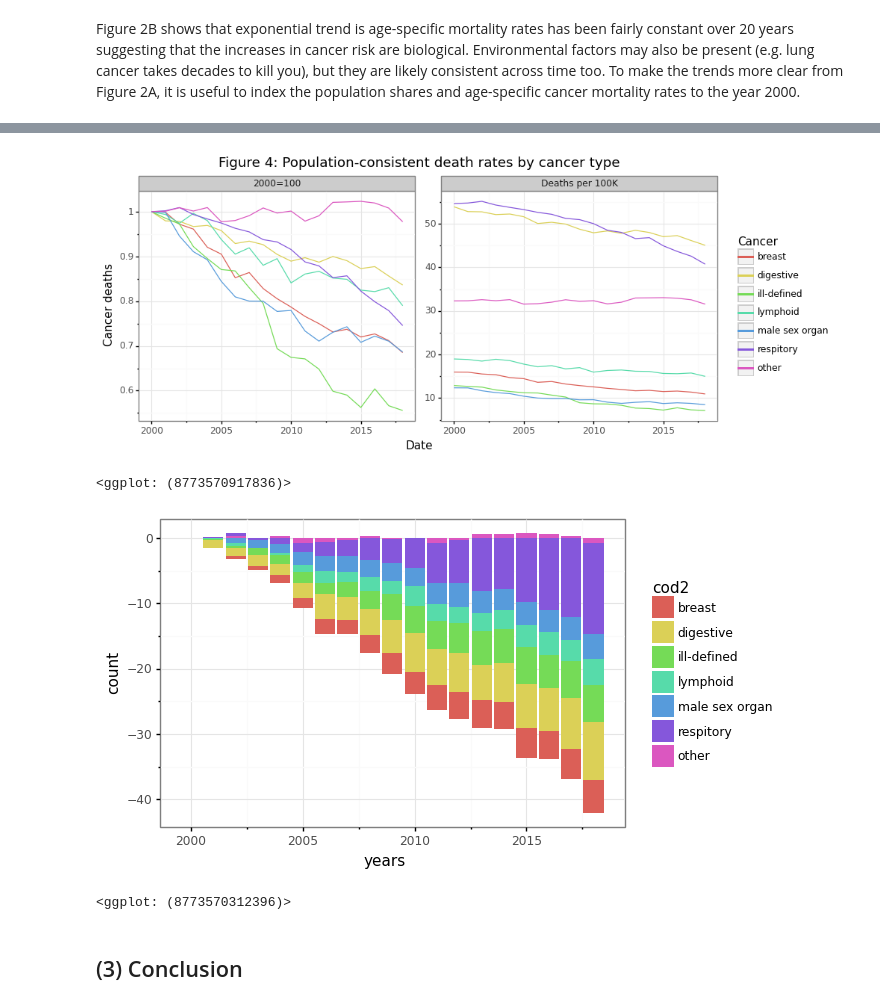
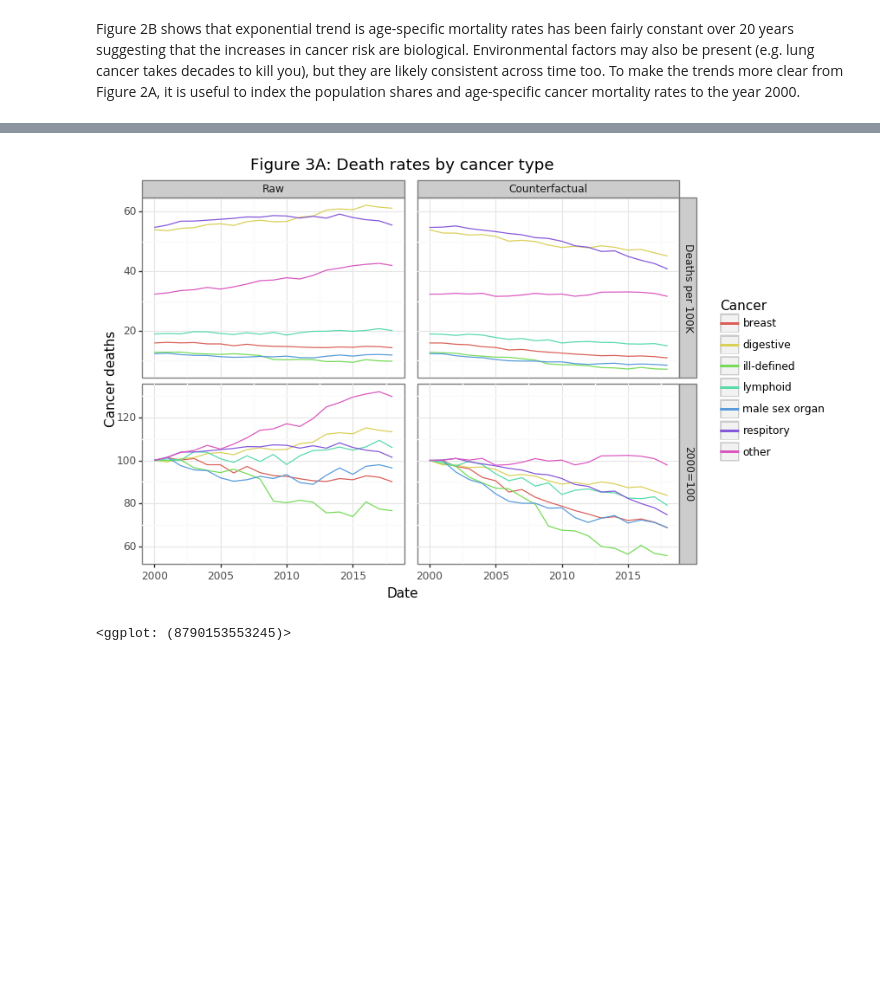
Before and after one commit to erikdrysdale/erikdrysdale.github.io, a Jupyter notebook: _rmd/extra_cancer/cancer_calc.ipynb, the cells around one changed output, grey strips where cells are left out. Cells and saved outputs as stored; diff of their text form; code cells hidden in the pictures; blank space fills up the shorter version.

```diff
--- a/_rmd/extra_cancer/cancer_calc.ipynb
+++ b/_rmd/extra_cancer/cancer_calc.ipynb
@@ -174,12 +201,12 @@ df_idx = df_idx.groupby('years')['population','cancer'].sum().astype(int).reset_
 df_idx = df_idx.assign(rate=lambda x: x.cancer/(x.population/1e5))
 
 tmp3 = df_idx.melt('years',['cancer','rate'],'tt')
-plotnine.options.figure_size = (9, 4)
+plotnine.options.figure_size = (8, 3.5)
 gg_theory = (ggplot(tmp3,aes(x='years',y='value')) + theme_bw() +
           geom_point(color='blue') + geom_line(color='blue') +
           facet_wrap('~tt',scales='free_y',labeller=labeller(tt={'cancer':'Total','rate':'Per 100K'})) +
           labs(y='Malignant neoplasm deaths', x='Date') +
-          ggtitle('Figure 2D: Population-stratified deaths since 2000') +
+          ggtitle('Figure 2E: Counterfactual cancer deaths since 2000') +
           theme(subplots_adjust={'wspace': 0.15}))
 gg_theory
 # %% [output]
@@ -206,7 +241,7 @@ di_cod = {'Melanoma and other malignant neoplasms of skin':'melanoma',
        'male genital organs':'male sex organ',
        'mesothelial and soft tissue':'mesothelial',
        'respiratory and intrathoracic organs':'respitory',
-       'thyroid and other endocrine glands':'thryoid',
+       'thyroid and other endocrine glands':'thyroid',
        'urinary tract':'urinary'}
 df_type = df_type.assign(cod=lambda x: x.cod.map(di_cod))
 df_type = df_type.merge(df_age[['years','age','population']],'left',['years','age'])
@@ -215,36 +250,33 @@ df_type = df_type.assign(rate=lambda x: x.number/(x.population/1e5))
 df_alt_type = df_type.drop(columns='number').assign(population=lambda x: np.where(x.years==x.years.head(1).values[0],x.population,np.NaN))
 df_alt_type.population = df_alt_type.groupby(['age','age']).population.fillna(method='ffill')
 df_alt_type = df_alt_type.merge(df_pop_r,'left','years').assign(population=lambda x: (x.population*x.r).astype(int))
-df_alt_type = df_alt_type.assign(number=lambda x: x.rate*x.population/1e5)
+df_alt_type = df_alt_type.assign(number=lambda x: x.rate*x.population/1e5).drop(columns='r')
+# Merge datasets
+df_alt_both = pd.concat([df_type.assign(tt='raw'), df_alt_type.assign(tt='counter')]).reset_index(None,True)
 n_fac = 6
-df_alt_type = df_alt_type.assign(cod2=lambda x: cat_lump(c=x.cod,w=x.number,n=n_fac))
-tmp1 = df_alt_type.groupby(['years','age','cod2']).number.sum().reset_index()
-tmp1 = tmp1.groupby(['years','cod2']).number.sum().reset_index()
+df_alt_both = df_alt_both.assign(cod2=lambda x: cat_lump(c=x.cod,w=x.number,n=n_fac))
+
+tmp1 = df_alt_both.groupby(['years','cod2','tt']).number.sum().reset_index()
 df_cod2 = tmp1.merge(df_pop_total,'left','years').assign(rate=lambda x: x.number/(x.total/1e5))
-df_cod2 = df_cod2.sort_values(['cod2','years']).reset_index(None,True)
-df_cod2 = df_cod2.assign(tmp=lambda x: pd.Series(np.where(x.years==x.years.head(1).values[0],x.rate,np.NaN)).fillna(method='ffill'))
-df_cod2 = df_cod2.assign(idx=lambda x: x.rate/x.tmp, rate_diff=lambda x: x.rate-x.tmp)
-df_cod2_long = df_cod2.melt(['years','cod2'],['rate','idx'],'tt')
+df_cod2 = df_cod2.sort_values(['tt','cod2','years']).reset_index(None,True).drop(columns=['number','total'])
+mi_yr = df_cod2.years.min()
+df_cod2 = df_cod2.merge(df_cod2.query('years==@mi_yr').drop(columns='years').rename(columns={'rate':'tmp'}),'left',['cod2','tt'])
+df_cod2 = df_cod2.assign(idx=lambda x: x.rate/x.tmp*100).drop(columns='tmp')
+df_cod2_long = df_cod2.melt(['tt','years','cod2'],['rate','idx'],'msr')
+df_cod2_long = df_cod2_long.assign(tt=lambda x: cat_rev(x.tt), msr=lambda x: cat_rev(x.msr))
 # %%
-plotnine.options.figure_size = (10, 4)
+plotnine.options.figure_size = (8, 5.5)
+#
+di_msr = {'idx':'2000=100','rate':'Deaths per 100K'}
+di_tt = {'counter':'Counterfactual', 'raw':'Raw'}
 gg_cod = (ggplot(df_cod2_long, aes(x='years',y='value',color='cod2')) +
           theme_bw() + geom_path() +
           labs(x='Date',y='Cancer deaths') +
-          facet_wrap('~tt',scales='free_y',labeller=labeller(tt={'idx':'2000=100','rate':'Deaths per 100K'})) +
-          ggtitle('Figure 4: Population-consistent death rates by cancer type') +
-          theme(panel_spacing_x=0.35) +
+          facet_grid('msr~tt',scales='free',labeller=labeller(msr=di_msr, tt=di_tt)) +
+          ggtitle('Figure 3A: Death rates by major cancer type') +
+          theme(subplots_adjust={'wspace': 0.05}) +
           scale_color_discrete(name='Cancer'))
 gg_cod
 # %% [output]
-[figure, old version]
+[figure, new version]
-<ggplot: (8773570917836)>
+<ggplot: (8790153553245)>
-# %%
-plotnine.options.figure_size = (6, 4)
-gg_diff = (ggplot(df_cod2,aes(x='years',weight='rate_diff',fill='cod2')) +
-           theme_bw() + geom_bar())
-gg_diff
-# %% [output]
-[figure, removed]
-<ggplot: (8773570312396)>
-# %% [markdown]
-## (3) Conclusion
```
Also changed, not shown: parts of 21 cells of this notebook.
